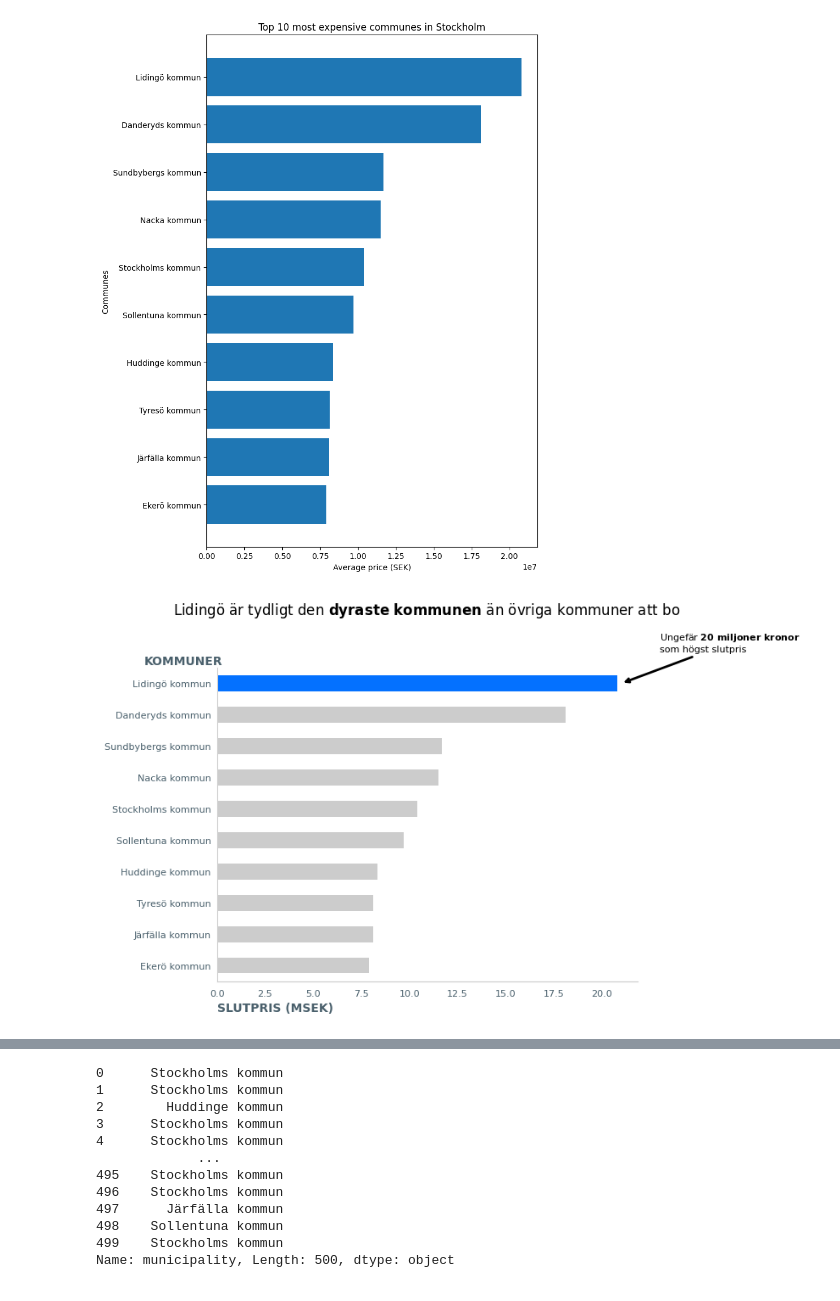
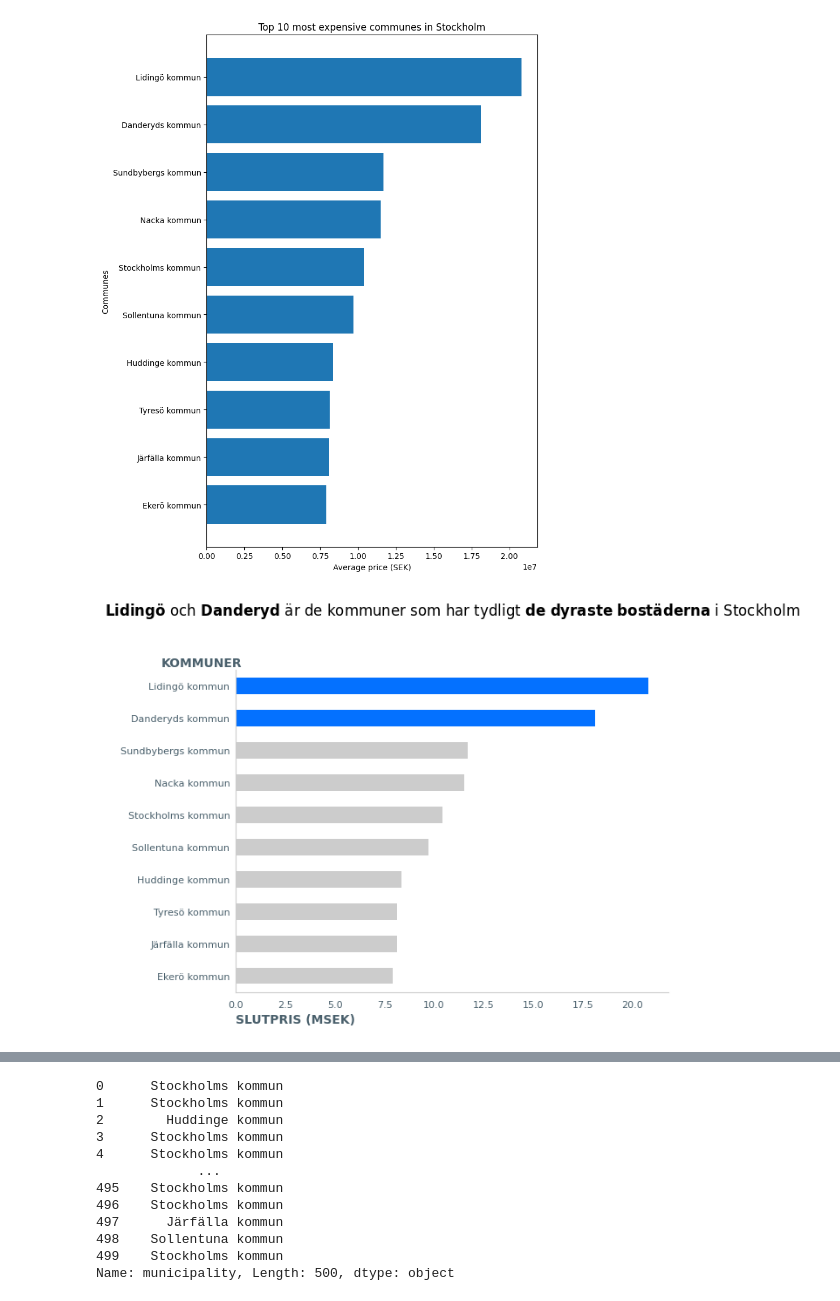
Before and after one commit to AndresTrujillo1811-bit/data-pipeline-for-ml_examensarbete, a Jupyter notebook: storytelling_house_price/storytelling.ipynb, the cells around one changed output, grey strips where cells are left out. Saved outputs shown, nothing was run; the diff lists cells and outputs as text; code cells hidden in the pictures.

Commit message:
finishing storytelling graphs for presentation

```diff
--- a/storytelling_house_price/storytelling.ipynb
+++ b/storytelling_house_price/storytelling.ipynb
@@ -138,31 +139,31 @@ plt.show()
 # %%
 # Storytelling
 
 from constants import BLUE_1, GRAY_3, GRAY_1
 
 colors = [GRAY_1] * len(municipality_prices)
-colors[:1] = [BLUE_1] * 1
+colors[:1] = [BLUE_1] * 2
 
 municipality_msek = municipality_prices / 1_000_000
 
 ax = municipality_msek.plot(kind="barh", color=colors)
 ax.invert_yaxis()
 ax.spines[["top", "right"]].set_visible(False)
 ax.spines[['left', 'bottom']].set_color(GRAY_1)
 
-arrowprops = dict(arrowstyle="->", linewidth=2)
+#arrowprops = dict(arrowstyle="->", linewidth=2, connectionstyle="arc3, rad=.3")
 ax.tick_params(axis='both', colors=GRAY_3, labelsize=8, length=0, pad=7)
 ax.tick_params(axis="y", pad=5)
-ax.set_title("Lidingö är tydligt den " + r"$\bf {dyraste \ kommunen}$" + " än övriga kommuner att bo", pad=45)
+ax.set_title(r"$\bf {Lidingö}$" + " och" + r"$\bf \ {Danderyd}$" + " är de kommuner som har tydligt " + r"$\bf {de \ dyraste \ bostäderna}$" + " i Stockholm", pad=45)
 ax.set_xlabel("SLUTPRIS (MSEK)", color=GRAY_3, loc="left", fontweight="bold")
 ax.set_ylabel("KOMMUNER", color=GRAY_3, rotation=0, fontweight="bold")
-ax.annotate(text="Ungefär " + r"$\bf{20 \ miljoner \ kronor}$" + " \nsom högst slutpris", xy=(21,0), xytext=(23, -1), fontsize=8, arrowprops=arrowprops)
+#ax.annotate(text="Ungefär " + r"$\bf{20 \ miljoner \ kronor}$" + " \nsom högst slutpris", xy=(21,0), xytext=(23, -1), fontsize=8, arrowprops=arrowprops)
 ax.yaxis.set_label_coords(-0.08, 1)
 
 fig = ax.get_figure()
 fig.savefig("figures/lidingo_commune.png", bbox_inches='tight')
 # %% [output]
-[figure, old version]
+[figure, new version]
 # %%
 df = pd.read_csv("data/hemnet_data_clean.csv")
 df
```
Also changed, not shown: parts of 16 cells of this notebook, 6 other files.
